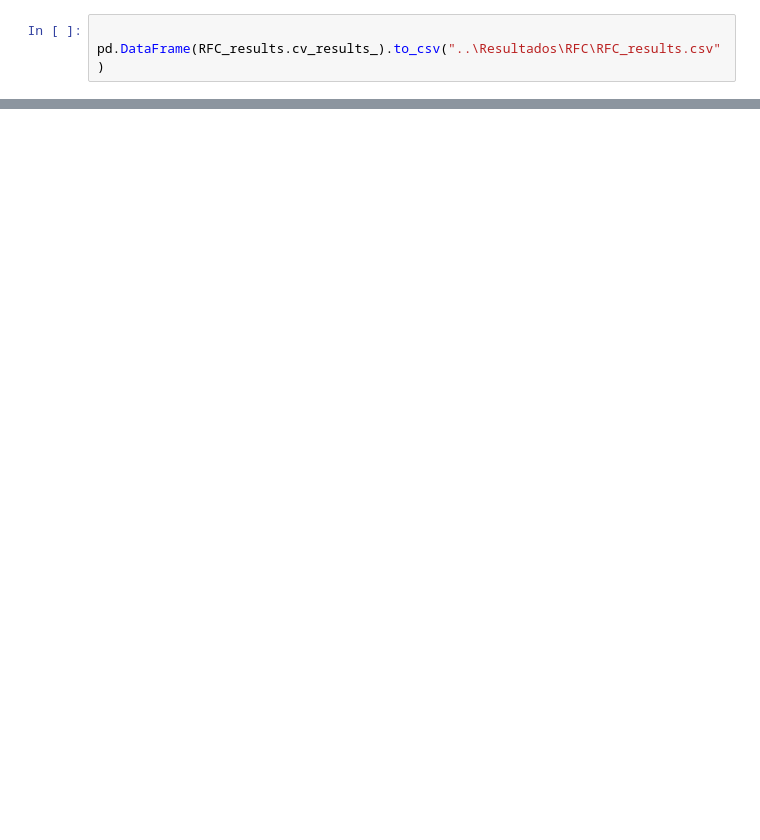
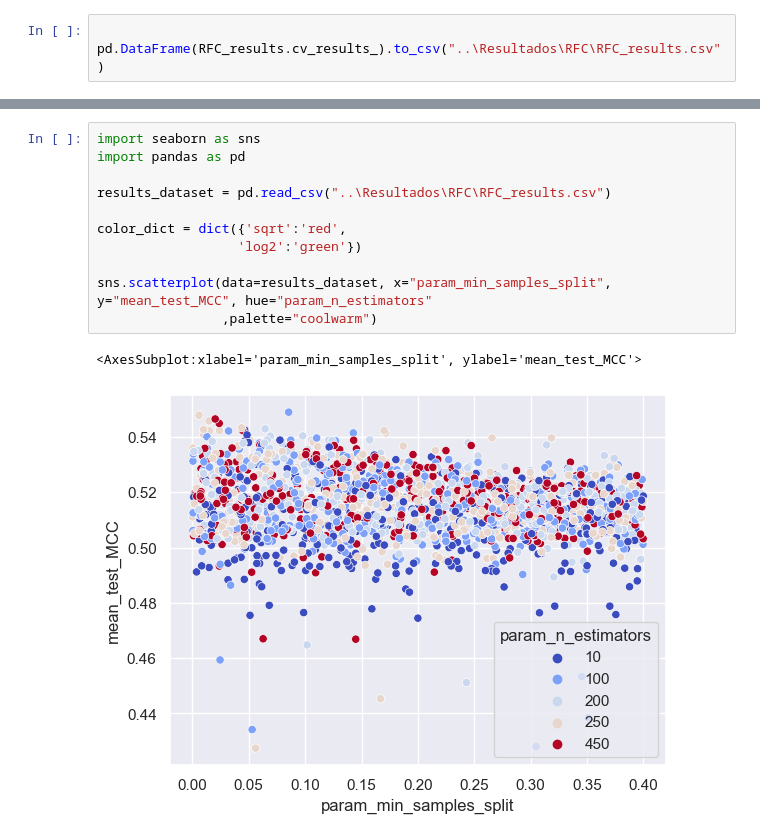
Before and after one commit to renatoquiliche/PaperCienciaDados-PunoPeru, a Jupyter notebook: Python Code/RFC_final.ipynb, the cells around one changed output, grey strips where cells are left out. Cells and saved outputs as stored; diff of their text form; blank space fills up the shorter version.

```diff
--- a/Python Code/RFC_final.ipynb
+++ b/Python Code/RFC_final.ipynb
@@ -85,0 +185,14 @@ pd.DataFrame(RFC_results.cv_results_).to_csv("..\Resultados\RFC\RFC_results.csv"
+# %%
+import seaborn as sns
+import pandas as pd
+
+results_dataset = pd.read_csv("..\Resultados\RFC\RFC_results.csv")
+
+color_dict = dict({'sqrt':'red',
+                  'log2':'green'})
+
+sns.scatterplot(data=results_dataset, x="param_min_samples_split", y="mean_test_MCC", hue="param_n_estimators"
+                ,palette="coolwarm")
+# %% [output]
+<AxesSubplot:xlabel='param_min_samples_split', ylabel='mean_test_MCC'>
+[figure, added]
```
Also changed, not shown: parts of 6 cells of this notebook, 2 other files.
